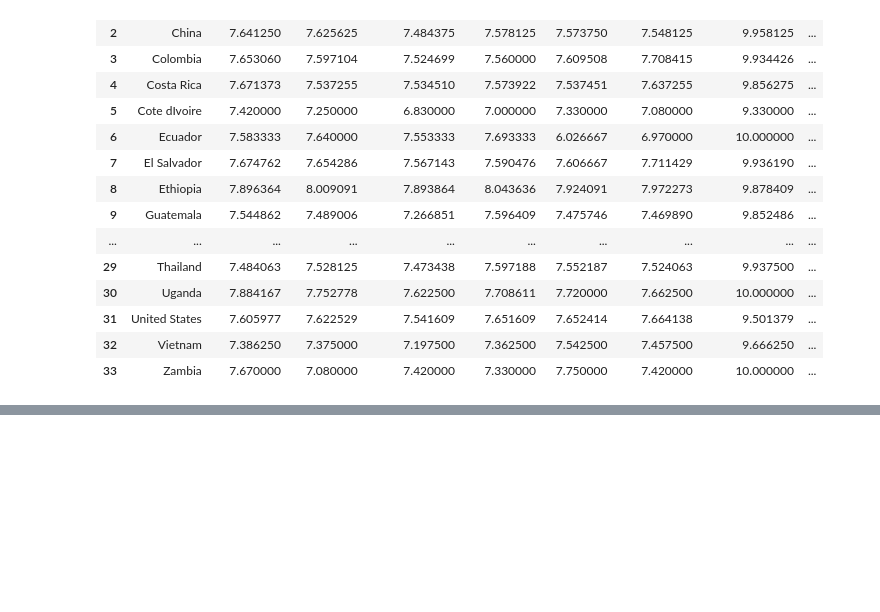
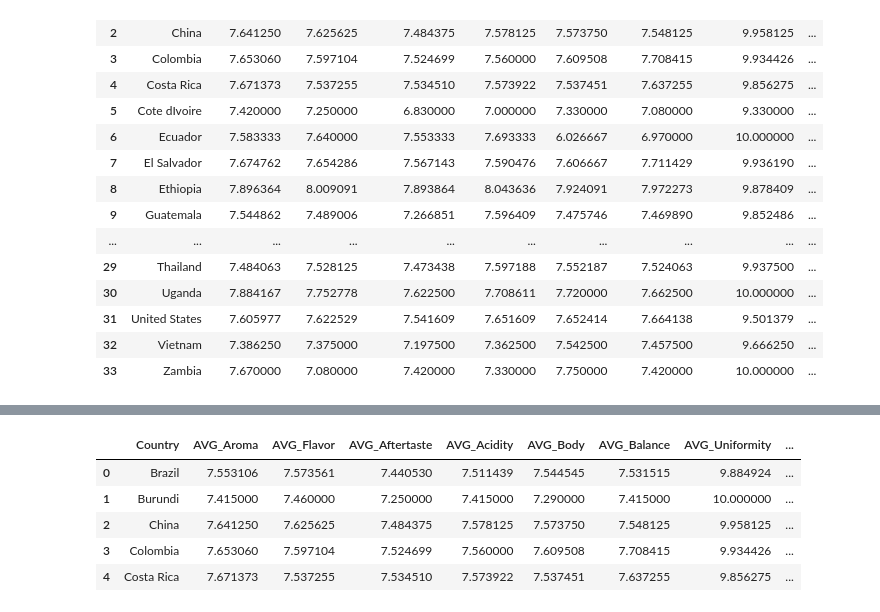
Before and after one commit to colinroberts-data-analytics-portfolio/project1, a Jupyter notebook: coffee_study.ipynb, the cells around one changed output, grey strips where cells are left out. Drawn from its saved outputs; the diff is of its cells as text; code cells hidden in the pictures; blank space fills up the shorter version.

```diff
--- a/coffee_study.ipynb
+++ b/coffee_study.ipynb
@@ -231,0 +299,6 @@ coffee_country_df
+# %%
+# READ -create Dataframe
+country_coordinates_df = pd.read_csv("data/country_coordinates.csv")
+
+# Display sample data
+country_coordinates_df.head()
@@ -232,2 +312,13 @@ coffee_country_df
+# %%
+# Combine the data into a single dataset.
+coffee_two_df = pd.merge(coffee_country_df, country_coordinates_df, how="outer", on=["Country", "Country"])
+coffee_two_df.head()
+# %% [output]
+|  | Country | AVG_Aroma | AVG_Flavor | AVG_Aftertaste | AVG_Acidity | AVG_Body | AVG_Balance | AVG_Uniformity | ... |
+| 0 | Brazil | 7.553106 | 7.573561 | 7.440530 | 7.511439 | 7.544545 | 7.531515 | 9.884924 | ... |
+| 1 | Burundi | 7.415000 | 7.460000 | 7.250000 | 7.415000 | 7.290000 | 7.415000 | 10.000000 | ... |
+| 2 | China | 7.641250 | 7.625625 | 7.484375 | 7.578125 | 7.573750 | 7.548125 | 9.958125 | ... |
+| 3 | Colombia | 7.653060 | 7.597104 | 7.524699 | 7.560000 | 7.609508 | 7.708415 | 9.934426 | ... |
+| 4 | Costa Rica | 7.671373 | 7.537255 | 7.534510 | 7.573922 | 7.537451 | 7.637255 | 9.856275 | ... |
 # %%
 # begin
```
Also changed, not shown: parts of 10 cells of this notebook.
